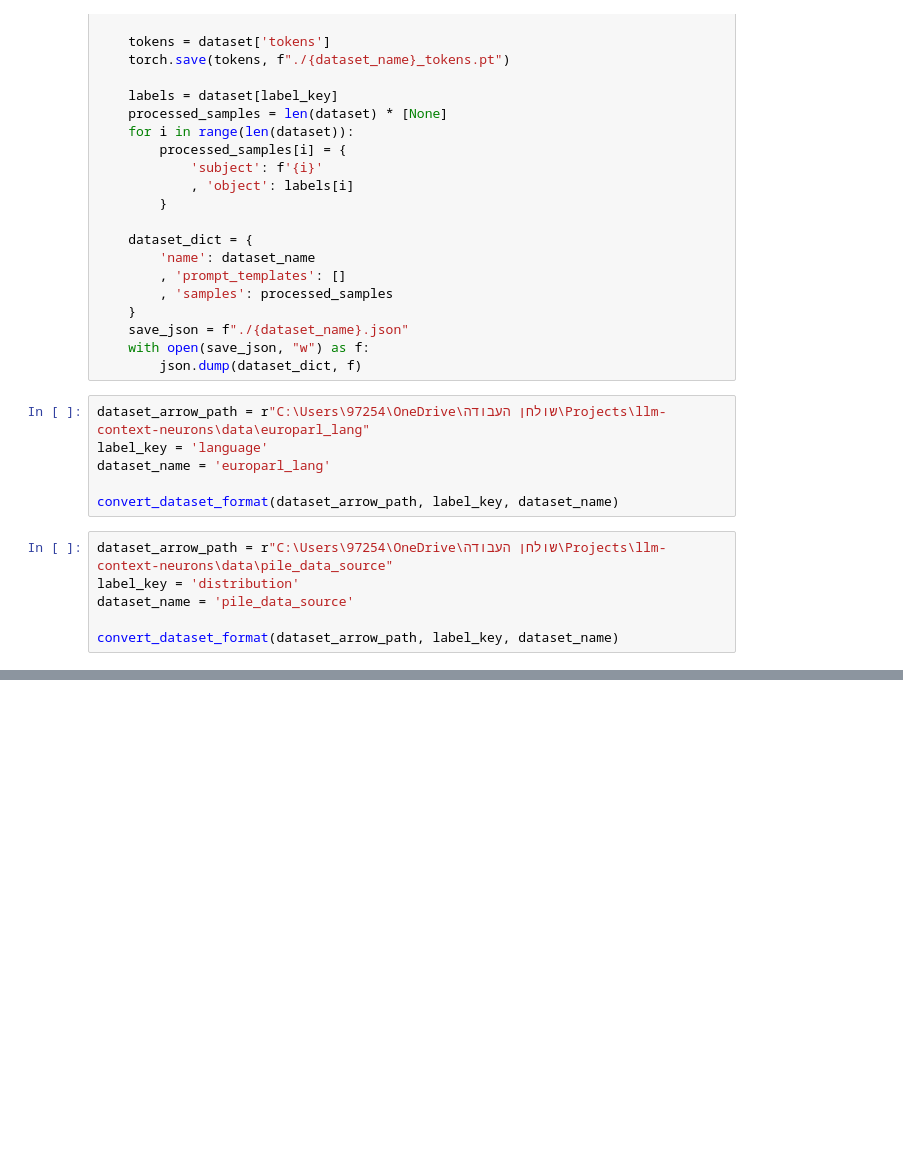
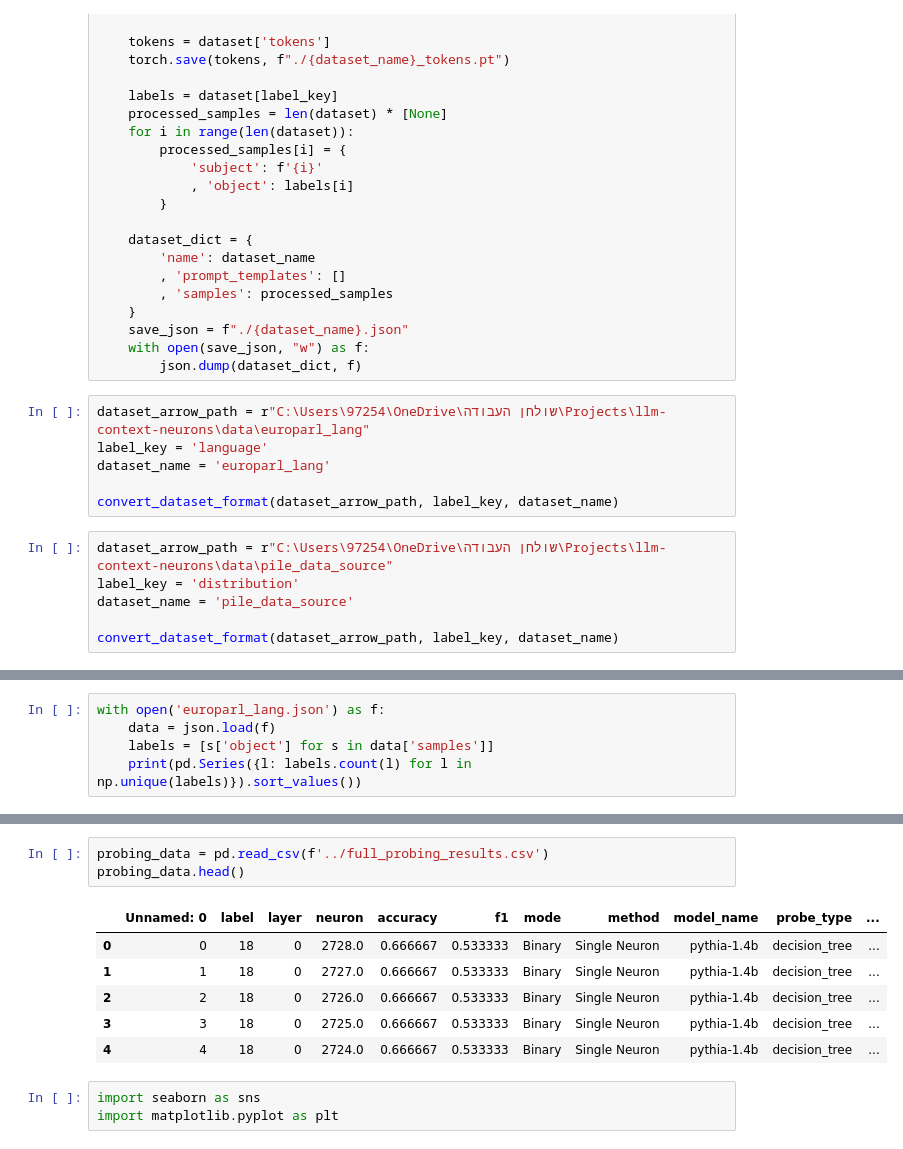
Before and after one commit to on2210/nlp_proj, a Jupyter notebook: data/Arrow-json conversion.ipynb, the cells around one changed output, grey strips where cells are left out. Cells and saved outputs as stored; diff of their text form; blank space fills up the shorter version.

```diff
--- a/data/Arrow-json conversion.ipynb
+++ b/data/Arrow-json conversion.ipynb
@@ -52,0 +82,5 @@ convert_dataset_format(dataset_arrow_path, label_key, dataset_name)
+# %%
+with open('europarl_lang.json') as f:
+    data = json.load(f)
+    labels = [s['object'] for s in data['samples']]
+    print(pd.Series({l: labels.count(l) for l in np.unique(labels)}).sort_values())
@@ -52,0 +128,13 @@ convert_dataset_format(dataset_arrow_path, label_key, dataset_name)
+# %%
+probing_data = pd.read_csv(f'../full_probing_results.csv')
+probing_data.head()
+# %% [output]
+|  | Unnamed: 0 | label | layer | neuron | accuracy | f1 | mode | method | model_name | probe_type | ... |
+| 0 | 0 | 18 | 0 | 2728.0 | 0.666667 | 0.533333 | Binary | Single Neuron | pythia-1.4b | decision_tree | ... |
+| 1 | 1 | 18 | 0 | 2727.0 | 0.666667 | 0.533333 | Binary | Single Neuron | pythia-1.4b | decision_tree | ... |
+| 2 | 2 | 18 | 0 | 2726.0 | 0.666667 | 0.533333 | Binary | Single Neuron | pythia-1.4b | decision_tree | ... |
+| 3 | 3 | 18 | 0 | 2725.0 | 0.666667 | 0.533333 | Binary | Single Neuron | pythia-1.4b | decision_tree | ... |
+| 4 | 4 | 18 | 0 | 2724.0 | 0.666667 | 0.533333 | Binary | Single Neuron | pythia-1.4b | decision_tree | ... |
+# %%
+import seaborn as sns
+import matplotlib.pyplot as plt
```
Also changed, not shown: parts of 9 cells of this notebook, 2 other files.
